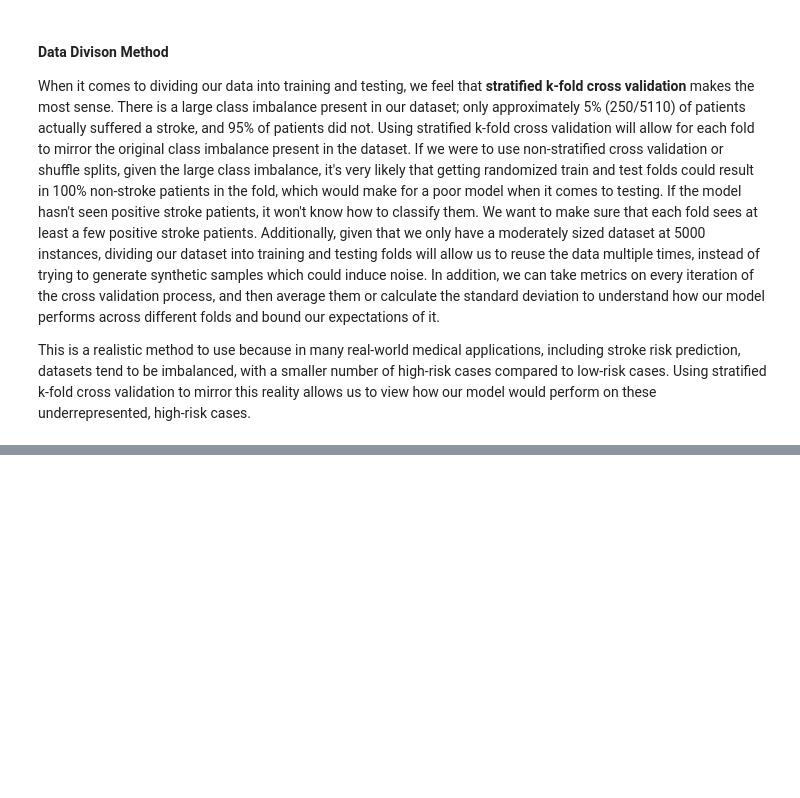
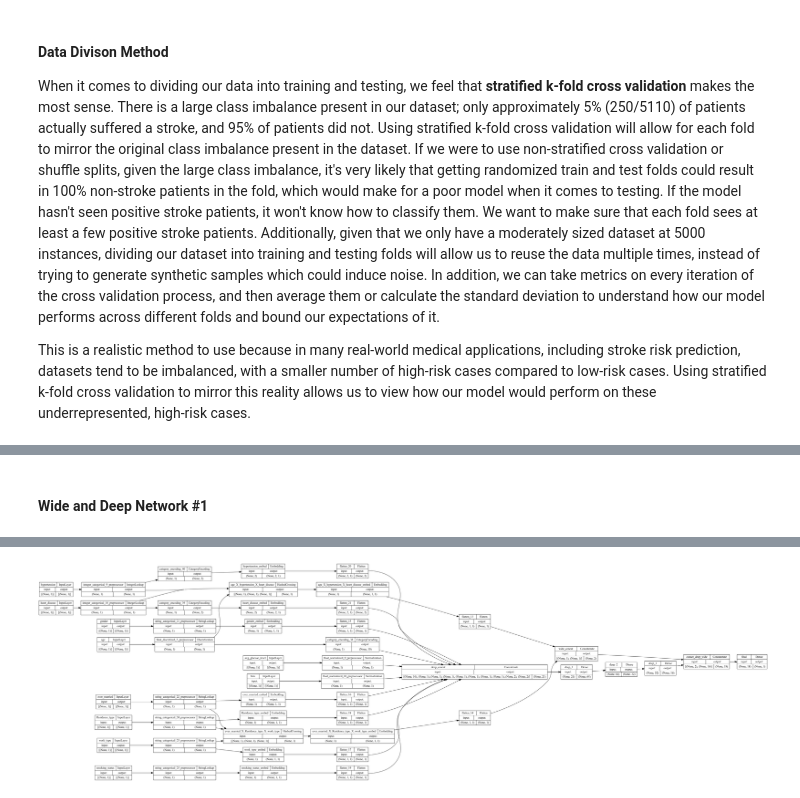
Before and after one commit to wyattsaltzman/ML-F23-Lab5, a Jupyter notebook: lab5.ipynb, the cells around one changed output, grey strips where cells are left out. Cells and saved outputs as stored; diff of their text form; code cells hidden in the pictures; blank space fills up the shorter version.

Commit message:
Created 3 deep and wide networks

```diff
--- a/lab5.ipynb
+++ b/lab5.ipynb
@@ -277,0 +339,70 @@ NameError: name 'trainin' is not defined
+# %%
+def setup_embedding_from_encoding(encoded_features, col_name):
+    # what the maximum integer value for this variable?
+
+    # get the size of the feature
+    x = encoded_features[col_name]
+    N = x.shape[1]
+
+
+    # now use an embedding to deal with integers as if they were one hot encoded
+    x = Embedding(input_dim=N,
+                  output_dim=int(np.sqrt(N)),
+                  input_length=1, name=col_name+'_embed')(x)
+
+
+    x = Flatten()(x) # get rid of that pesky extra dimension (for time of embedding)
+
+    return x
+# %% [markdown]
+#### Wide and Deep Network #1
+# %%
+dict_inputs = feature_space.get_inputs() # need to use unprocessed features here, to gain access to each output
+encoded_features = feature_space.get_encoded_features() # these features have been encoded
+
+crossed_outputs = []
+
+# for each crossed variable, make an embedding
+for col in feature_space.crossers.keys():
+
+    x = setup_embedding_from_encoding(encoded_features, col)
+
+    # save these outputs in list to concatenate later
+    crossed_outputs.append(x)
+
+wide_branch = Concatenate(name='wide_concat')(crossed_outputs)
+
+all_deep_branch_outputs = []
+
+for col in numerical_headers:
+    x = encoded_features[col]
+    #x = tf.cast(x,float) # cast an integer as a float here
+    all_deep_branch_outputs.append(x)
+
+# for each categorical variable
+for col in categorical_headers:
+
+    # get the output tensor from ebedding layer
+    x = setup_embedding_from_encoding(encoded_features, col)
+
+    # save these outputs in list to concatenate later
+    all_deep_branch_outputs.append(x)
+
+deep_branch = Concatenate(name='deep_concat')(all_deep_branch_outputs)
+deep_branch = Dense(64, activation='relu', name='deep_1')(deep_branch)
+deep_branch = Dense(32, activation='relu', name='deep_2')(deep_branch)
+deep_branch = Dense(16, activation='relu', name='deep_3')(deep_branch)
+
+final_branch = Concatenate(name='conact_deep_wide')([wide_branch, deep_branch])
+final_branch = Dense(1, activation='sigmoid', name='final')(final_branch)
+
+training_model = Model(inputs=dict_inputs, outputs=final_branch)
+training_model.compile(optimizer='adam', loss='binary_crossentropy', metrics=['fbeta_score'])
+
+training_model.summary()
+
+plot_model(
+    training_model, show_shapes=True, show_layer_names=True, to_file='model.png',
+    rankdir='LR', expand_nested=False, dpi=96
+)
+# %% [output]
@@ -277,0 +426 @@ NameError: name 'trainin' is not defined
+[figure, added]
```
Also changed, not shown: parts of 11 cells of this notebook, 1 other file.
